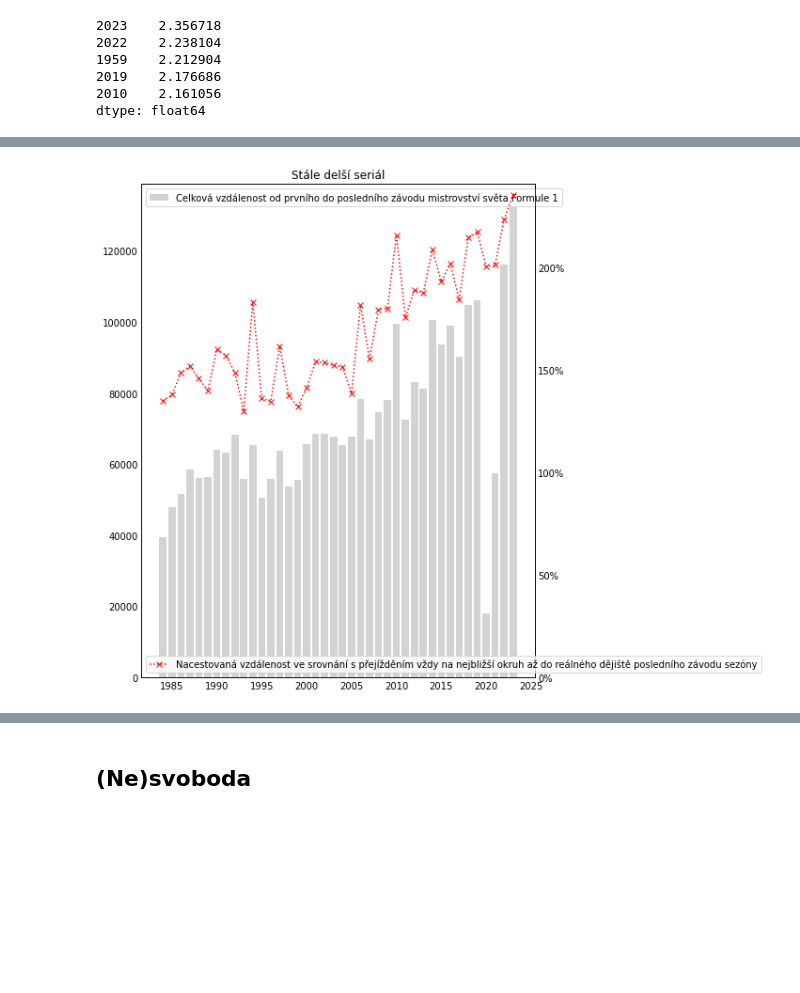
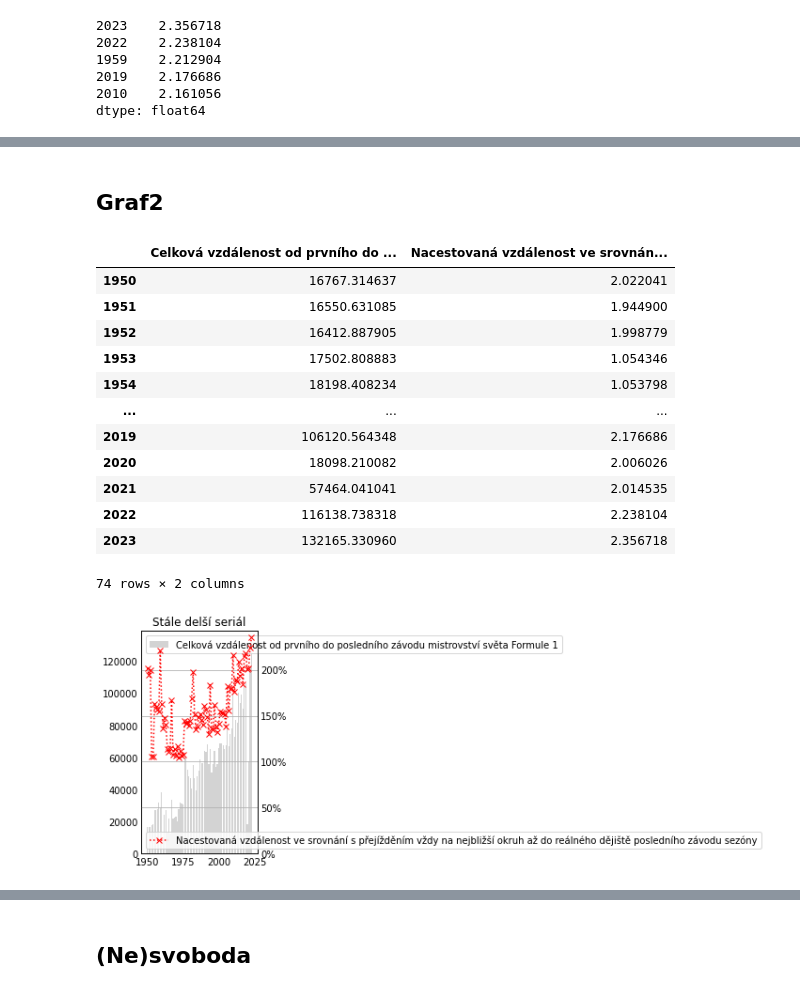
Before and after one commit to DataRozhlas/f1-kalendar-2023, a Jupyter notebook: Kalendář F1 2023.ipynb, the cells around one changed output, grey strips where cells are left out. Cells and saved outputs as stored; diff of their text form; code cells hidden in the pictures; blank space fills up the shorter version.

```diff
--- a/Kalendář F1 2023.ipynb
+++ b/Kalendář F1 2023.ipynb
@@ -1119,20 +957,19 @@ seasons_distance_filtered = seasons_distance[seasons_distance.index.isin(years_f
-# %%
-fig,ax = plt.subplots()
-plt.rcParams["figure.figsize"] = [8, 8]
-plt.bar(years_filtered, seasons_distance_filtered, color = "lightgrey", label="Celková vzdálenost od prvního do posledního závodu mistrovství světa Formule 1")
-plt.title("Stále delší seriál")
-plt.legend()
-plt.legend(loc = "upper left")
-ax2=ax.twinx()
-xticks = mtick.PercentFormatter(1)
-ax2.yaxis.set_major_formatter(xticks)
-ax2.plot(podil_proti_idealu_fitered, marker="x", linestyle="dotted", color = "red", label="Nacestovaná vzdálenost ve srovnání s přejížděním vždy na nejbližší okruh až do reálného dějiště posledního závodu sezóny")
-ax.set_ylim(bottom=0)
-ax2.set_ylim(bottom=0)
-plt.legend()
-plt.legend(loc = "lower left")
-ax.grid(axis="both", which="both")
-ax2.grid(axis="both", which="both")
-plt.show()
-# %% [output]
-[figure, removed]
+# %% [markdown]
+## Graf2
+# %%
+graf2 = pd.DataFrame([seasons_distance,podil_proti_idealu]).transpose().set_axis(['Celková vzdálenost od prvního do posledního závodu mistrovství světa Formule 1','Nacestovaná vzdálenost ve srovnání s přejížděním vždy na nejbližší okruh až do reálného dějiště posledního závodu sezóny'], axis=1, inplace=False)
+graf2
+# %% [output]
+|  | Celková vzdálenost od prvního do ... | Nacestovaná vzdálenost ve srovnán... |
+| 1950 | 16767.314637 | 2.022041 |
+| 1951 | 16550.631085 | 1.944900 |
+| 1952 | 16412.887905 | 1.998779 |
+| 1953 | 17502.808883 | 1.054346 |
+| 1954 | 18198.408234 | 1.053798 |
+| ... | ... | ... |
+| 2019 | 106120.564348 | 2.176686 |
+| 2020 | 18098.210082 | 2.006026 |
+| 2021 | 57464.041041 | 2.014535 |
+| 2022 | 116138.738318 | 2.238104 |
+| 2023 | 132165.330960 | 2.356718 |
+74 rows × 2 columns
@@ -1138,0 +978,20 @@ plt.show()
+# %%
+fig,ax = plt.subplots()
+plt.rcParams["figure.figsize"] = [8, 8]
+plt.bar(years, seasons_distance, color = "lightgrey", label="Celková vzdálenost od prvního do posledního závodu mistrovství světa Formule 1")
+plt.title("Stále delší seriál")
+plt.legend()
+plt.legend(loc = "upper left")
+ax2=ax.twinx()
+xticks = mtick.PercentFormatter(1)
+ax2.yaxis.set_major_formatter(xticks)
+ax2.plot(podil_proti_idealu, marker="x", linestyle="dotted", color = "red", label="Nacestovaná vzdálenost ve srovnání s přejížděním vždy na nejbližší okruh až do reálného dějiště posledního závodu sezóny")
+ax.set_ylim(bottom=0)
+ax2.set_ylim(bottom=0)
+plt.legend()
+plt.legend(loc = "lower left")
+ax.grid(axis="both", which="both")
+plt.savefig("graf2.svg",  bbox_inches='tight')
+plt.show()
+# %% [output]
+[figure, added]
```
Also changed, not shown: parts of 105 cells of this notebook, 4 other files.
